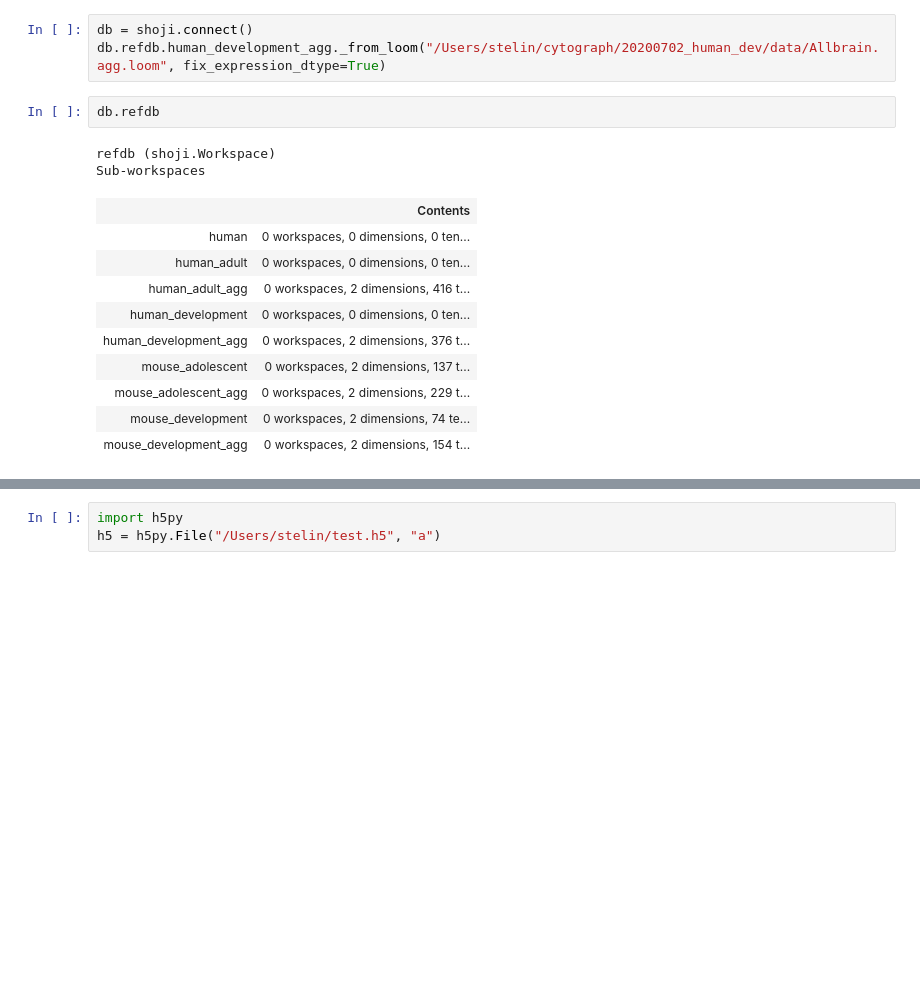
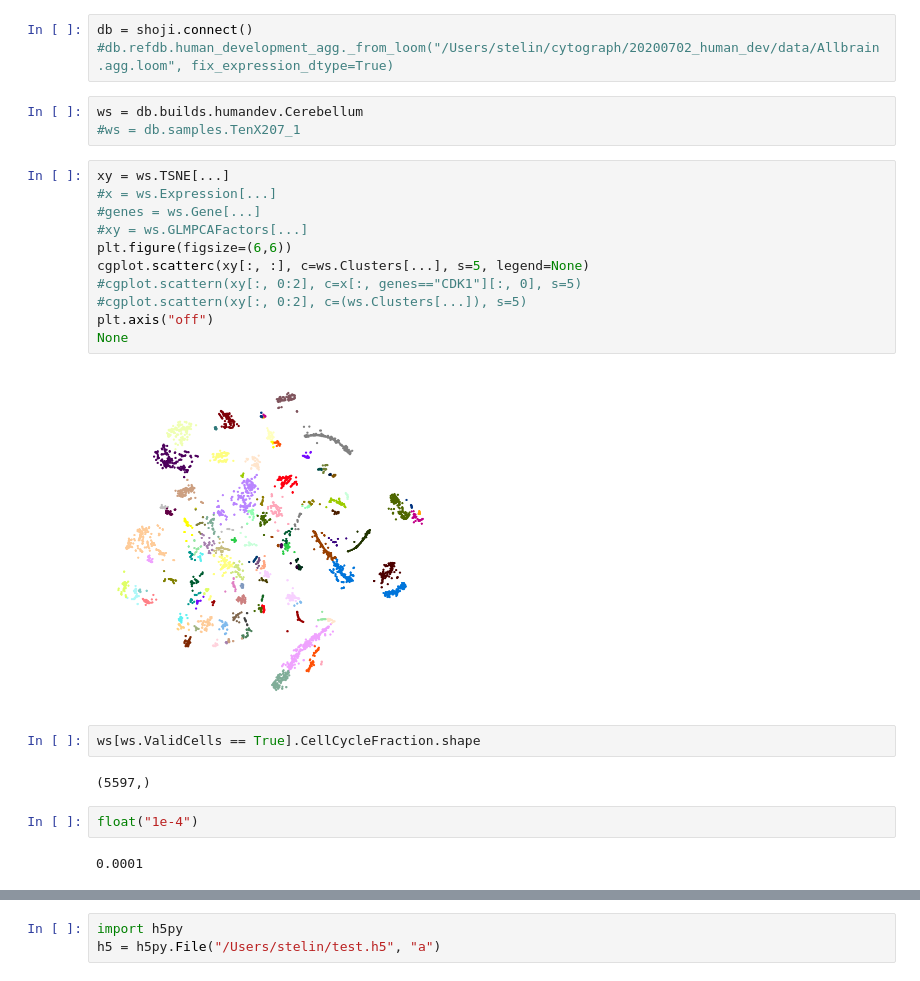
Before and after one commit to linnarsson-lab/shoji, a Jupyter notebook: notebooks/Untitled.ipynb, the cells around one changed output, grey strips where cells are left out. Drawn from its saved outputs; the diff is of its cells as text; blank space fills up the shorter version.

```diff
--- a/notebooks/Untitled.ipynb
+++ b/notebooks/Untitled.ipynb
@@ -6,18 +17,27 @@ import loompy
 # %%
 db = shoji.connect()
-db.refdb.human_development_agg._from_loom("/Users/stelin/cytograph/20200702_human_dev/data/Allbrain.agg.loom", fix_expression_dtype=True)
+#db.refdb.human_development_agg._from_loom("/Users/stelin/cytograph/20200702_human_dev/data/Allbrain.agg.loom", fix_expression_dtype=True)
-# %%
-db.refdb
-# %% [output]
-refdb (shoji.Workspace)
-Sub-workspaces
-|  | Contents |
-| human | 0 workspaces, 0 dimensions, 0 ten... |
-| human_adult | 0 workspaces, 0 dimensions, 0 ten... |
-| human_adult_agg | 0 workspaces, 2 dimensions, 416 t... |
-| human_development | 0 workspaces, 0 dimensions, 0 ten... |
-| human_development_agg | 0 workspaces, 2 dimensions, 376 t... |
-| mouse_adolescent | 0 workspaces, 2 dimensions, 137 t... |
-| mouse_adolescent_agg | 0 workspaces, 2 dimensions, 229 t... |
-| mouse_development | 0 workspaces, 2 dimensions, 74 te... |
-| mouse_development_agg | 0 workspaces, 2 dimensions, 154 t... |
+# %%
+ws = db.builds.humandev.Cerebellum
+#ws = db.samples.TenX207_1
+# %%
+xy = ws.TSNE[...]
+#x = ws.Expression[...]
+#genes = ws.Gene[...]
+#xy = ws.GLMPCAFactors[...]
+plt.figure(figsize=(6,6))
+cgplot.scatterc(xy[:, :], c=ws.Clusters[...], s=5, legend=None)
+#cgplot.scattern(xy[:, 0:2], c=x[:, genes=="CDK1"][:, 0], s=5)
+#cgplot.scattern(xy[:, 0:2], c=(ws.Clusters[...]), s=5)
+plt.axis("off")
+None
+# %% [output]
+[figure, added]
+# %%
+ws[ws.ValidCells == True].CellCycleFraction.shape
+# %% [output]
+(5597,)
+# %%
+float("1e-4")
+# %% [output]
+0.0001
```
Also changed, not shown: parts of 20 cells of this notebook, 4 other files.
